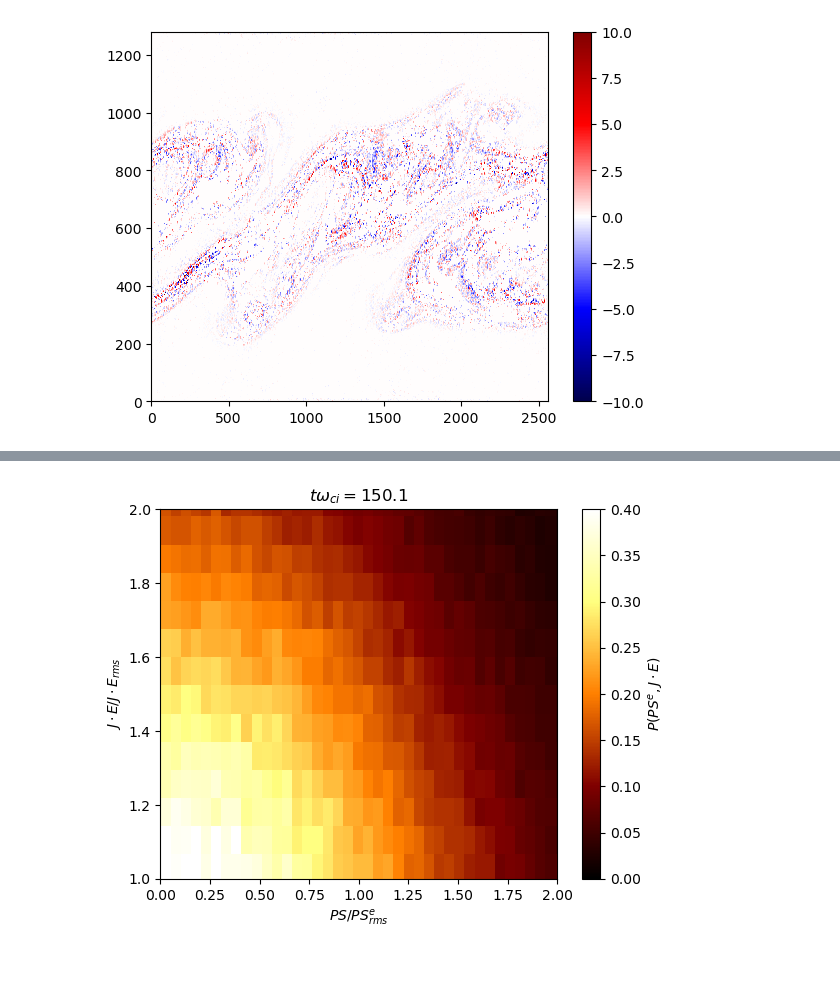
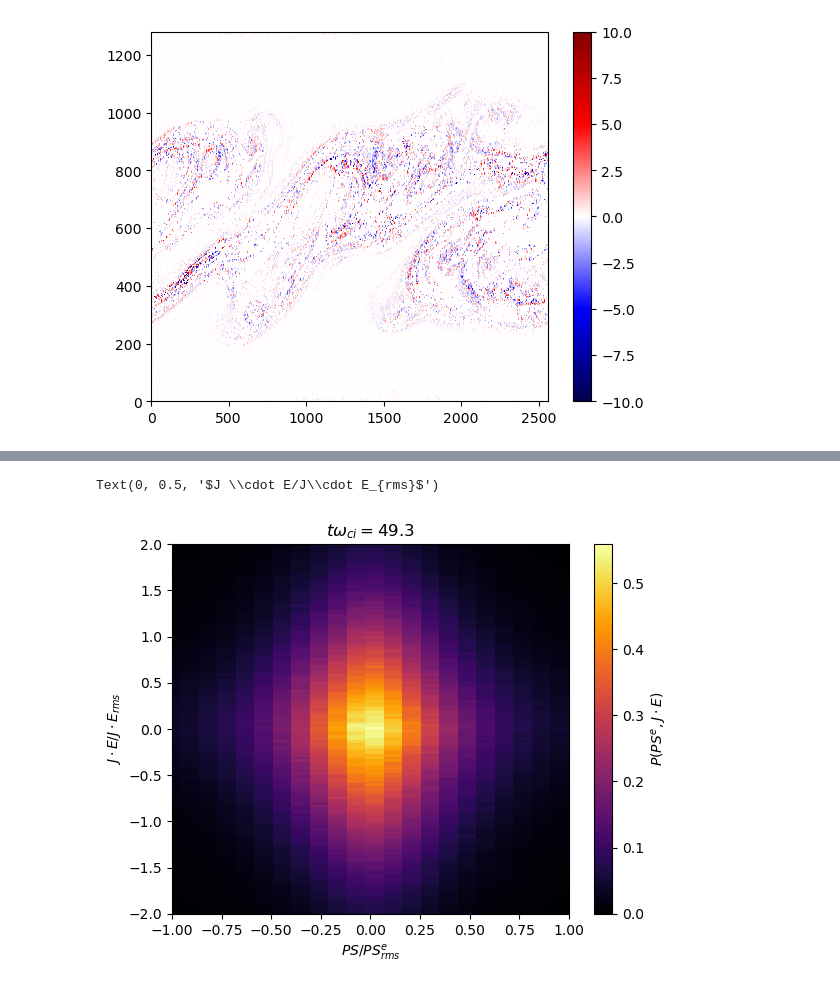
Before and after one commit to jgoodwill1/TurbPy, a Jupyter notebook: Analysis/Jupyter/JE_PS_2DHist.ipynb, the cells around one changed output, grey strips where cells are left out. Drawn from its saved outputs; the diff is of its cells as text; code cells hidden in the pictures.

```diff
--- a/Analysis/Jupyter/JE_PS_2DHist.ipynb
+++ b/Analysis/Jupyter/JE_PS_2DHist.ipynb
@@ -309,0 +307,27 @@ print(len(pide[ind]))
+# %%
+t = 357
+# tin = int(t/info['fields_interval'])
+print(twci[t])
+print(times[t])
+# print(twci[t])
+f = tb.load_field_fil(dirs, times[t])
+el = tb.load_hydro_fil(dirs, times[t], 'electron')
+ion = tb.load_hydro_fil(dirs, times[t], 'ion')
+# ds = tb.load_hydro_fil(dirs, t)
+# JeE, JiE, JE, pthe, pide, pthi, pidi =(t)
+JiE, JeE, JE = tb.JE_calc(dirs, times[t])
+pthe, pide = tb.ps_calc(dirs, times[t], 'electron')
+pthi, pidi = tb.ps_calc(dirs, times[t], 'ion')
+psi = pidi + pthi
+pidi_rms = np.sqrt(np.mean(pidi**2))
+pthi_rms = np.sqrt(np.mean(pthi**2))
+psi_rms = np.sqrt(np.mean((psi)**2))
+
+pse = pide + pthe
+pide_rms = np.sqrt(np.mean(pide**2))
+pthe_rms = np.sqrt(np.mean(pthe**2))
+pse_rms = np.sqrt(np.mean((pse)**2))
+
+JeE_rms = np.sqrt(np.mean(JeE**2))
+JiE_rms = np.sqrt(np.mean(JiE**2))
+JE_rms = np.sqrt(np.mean(JE**2))
@@ -309,0 +337,10 @@ print(len(pide[ind]))
+# %%
+JE = JE/JE_rms
+JeE = JeE/JeE_rms
+JiE = JiE/JiE_rms
+pide = pide/pide_rms
+pidi = pidi/pidi_rms
+pthe = pthe/pthe_rms
+pthi = pthi/pthi_rms
+pse = pse/pse_rms
+psi = psi/psi_rms
@@ -310,18 +373,19 @@ print(len(pide[ind]))
 # %%
-plt.hist2d((np.abs(pse[ind])).flatten(), (np.abs(JeE[ind])).flatten(),cmap = 'afmhot', bins = 100, vmax = 0.4, density = True)
+plt.hist2d((pide).flatten(), (JeE).flatten(),cmap = 'inferno',bins = 500,  density = True)
 # plt.ylim(-5 *10**(-5), 5 *10**(-5))
 # plt.xlim(-5 *10**(-6), 5 *10**(-6))
 # plt.ylim(-2, 2)
 # plt.xlim(-3, 3)
-plt.xlim(0, 2e-0)
-plt.ylim(1, 2e-0)
+plt.xlim(-1, 1)
+plt.ylim(-2, 2)
 plt.title(r'$t \omega_{ci} =$'f'{np.round(twci[t],1)}')
 plt.colorbar(label = r'$P(PS^e, J \cdot E)$')
 plt.xlabel(r'$PS/PS^e_{rms}$')
 plt.ylabel(r'$J \cdot E/J\cdot E_{rms}$')
-plt.savefig(figs + 'PS_JE_2Dhist.png')
+# plt.savefig(figs + 'PS_JE_2Dhist.png')
 # %% [output]
+Text(0, 0.5, '$J \\cdot E/J\\cdot E_{rms}$')
-[figure, old version]
+[figure, new version]
 # %%
 np.corrcoef((pidi[ind]).flatten(), JeE[ind].flatten())
 # %% [output]
```
Also changed, not shown: parts of 11 cells of this notebook.
